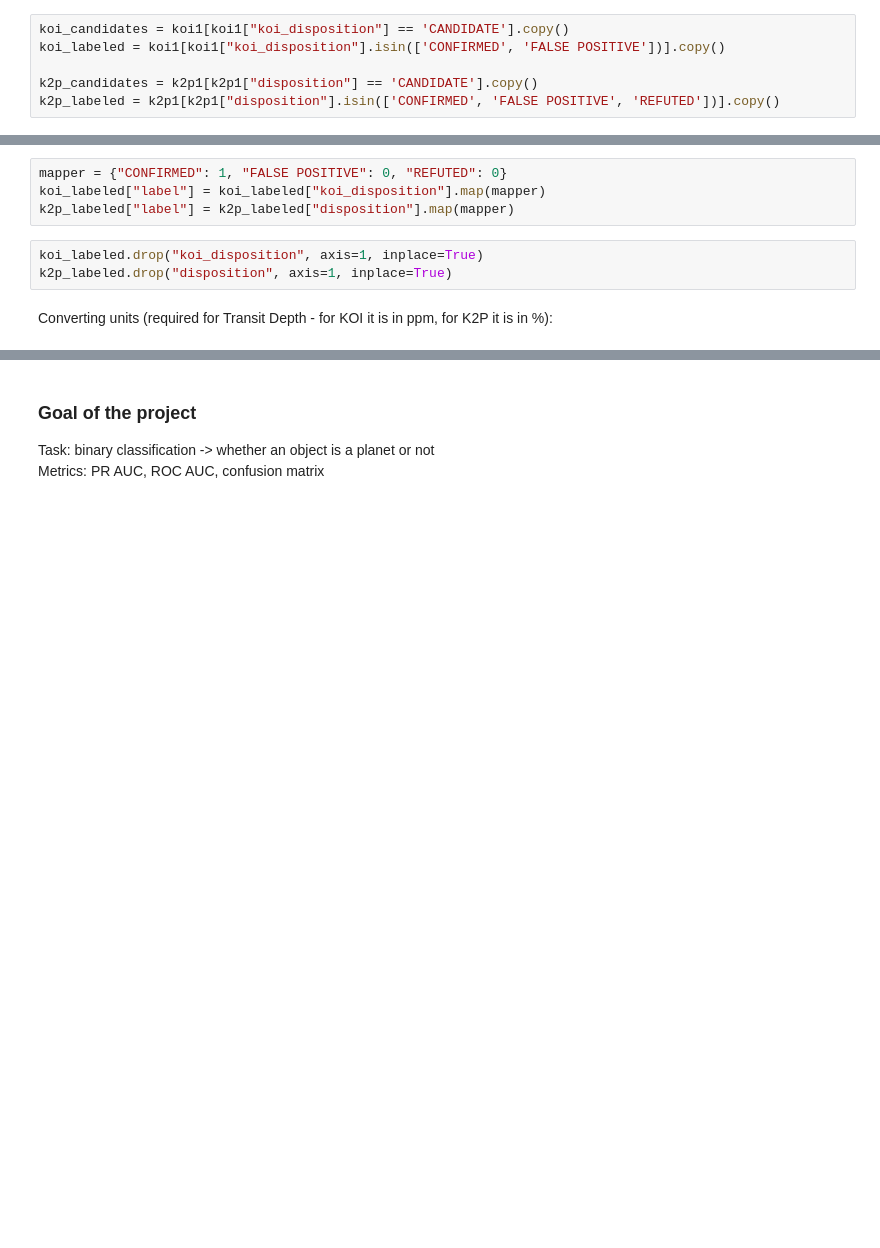
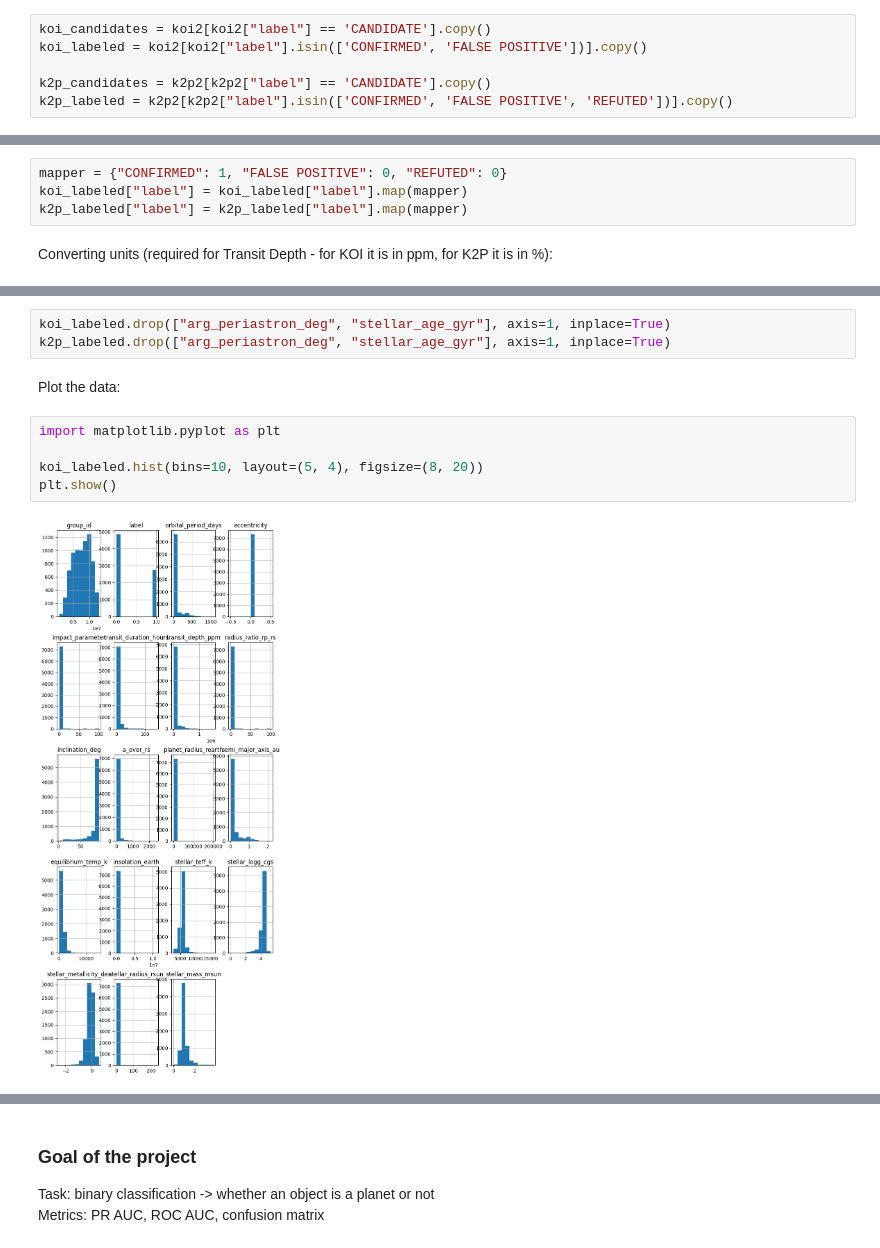
Before and after one commit to JanMatusiak/exoplanet-detection, a Jupyter notebook: data_analysis.ipynb, the cells around one changed output, grey strips where cells are left out. Saved outputs shown, nothing was run; the diff lists cells and outputs as text; blank space fills up the shorter version.

Commit message:
fix the order of the analysis, plot histograms for variables

```diff
--- a/data_analysis.ipynb
+++ b/data_analysis.ipynb
@@ -191,20 +230,17 @@
 # %% [markdown]
 Extracting desired labels:
 # %%
-koi_candidates = koi1[koi1["koi_disposition"] == 'CANDIDATE'].copy()
-koi_labeled = koi1[koi1["koi_disposition"].isin(['CONFIRMED', 'FALSE POSITIVE'])].copy()
+koi_candidates = koi2[koi2["label"] == 'CANDIDATE'].copy()
+koi_labeled = koi2[koi2["label"].isin(['CONFIRMED', 'FALSE POSITIVE'])].copy()
 
-k2p_candidates = k2p1[k2p1["disposition"] == 'CANDIDATE'].copy()
-k2p_labeled = k2p1[k2p1["disposition"].isin(['CONFIRMED', 'FALSE POSITIVE', 'REFUTED'])].copy()
+k2p_candidates = k2p2[k2p2["label"] == 'CANDIDATE'].copy()
+k2p_labeled = k2p2[k2p2["label"].isin(['CONFIRMED', 'FALSE POSITIVE', 'REFUTED'])].copy()
 # %% [markdown]
 Mapping labels:
 # %%
 mapper = {"CONFIRMED": 1, "FALSE POSITIVE": 0, "REFUTED": 0}
-koi_labeled["label"] = koi_labeled["koi_disposition"].map(mapper)
-k2p_labeled["label"] = k2p_labeled["disposition"].map(mapper)
+koi_labeled["label"] = koi_labeled["label"].map(mapper)
+k2p_labeled["label"] = k2p_labeled["label"].map(mapper)
-# %%
-koi_labeled.drop("koi_disposition", axis=1, inplace=True)
-k2p_labeled.drop("disposition", axis=1, inplace=True)
 # %% [markdown]
 Converting units (required for Transit Depth - for KOI it is in ppm, for K2P it is in %):
 # %%
@@ -265,0 +290,12 @@ k2p_labeled_1 = k2p_labeled.rename(columns=K2P_RENAME_MAP)
+# %%
+koi_labeled.drop(["arg_periastron_deg", "stellar_age_gyr"], axis=1, inplace=True)
+k2p_labeled.drop(["arg_periastron_deg", "stellar_age_gyr"], axis=1, inplace=True)
+# %% [markdown]
+Plot the data:
+# %%
+import matplotlib.pyplot as plt
+
+koi_labeled.hist(bins=10, layout=(5, 4), figsize=(8, 20))
+plt.show()
+# %% [output]
+[figure, added]
```
Also changed, not shown: parts of 13 cells of this notebook.
